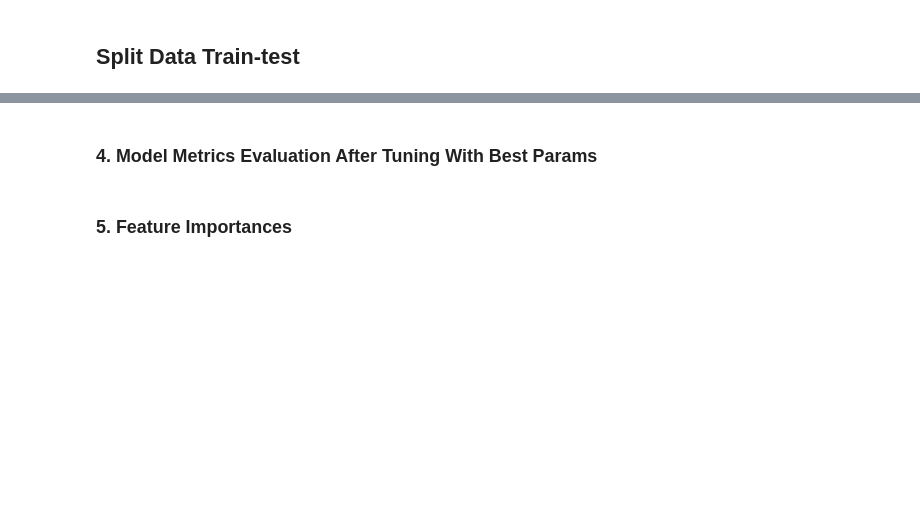
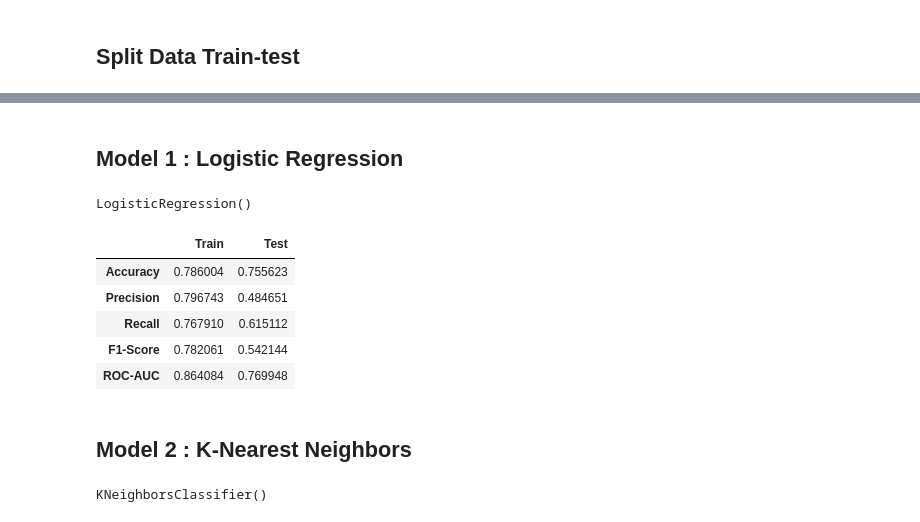
Before and after one commit to Refdinal/insight-hustler, a Jupyter notebook: stages/stage_3/Stage3_Modelling.ipynb, the cells around one changed output, grey strips where cells are left out. Drawn from its saved outputs; the diff is of its cells as text; code cells hidden in the pictures; blank space fills up the shorter version.

```diff
--- a/stages/stage_3/Stage3_Modelling.ipynb
+++ b/stages/stage_3/Stage3_Modelling.ipynb
@@ -30,2 +41,3 @@ X_train, X_test, y_train, y_test = train_test_split(X, y, test_size=0.2, random_
 # %%
-X_train.shape
+smote = SMOTE(random_state=42)
+X_train_resampled, y_train_resampled = smote.fit_resample(X_train, y_train)
@@ -36 +46,5 @@ X_train.shape
+# %%
+scaler = StandardScaler()
+X_train_scaled = scaler.fit_transform(X_train_resampled)  # Fit dan transform data latih
+X_test_scaled = scaler.transform(X_test)  # Hanya transform data uji
 # %% [markdown]
@@ -42,4 +51,0 @@ X_train.shape
-# %% [markdown]
-### 4. Model Metrics Evaluation After Tuning With Best Params
-# %% [markdown]
-### 5. Feature Importances
@@ -45,0 +101,26 @@ X_train.shape
+# %% [markdown]
+## Model 1 : Logistic Regression
+# %%
+from sklearn.linear_model import LogisticRegression
+logreg = LogisticRegression()
+logreg.fit(X_train_scaled, y_train_resampled)
+# %% [output]
+LogisticRegression()
+# %%
+logreg_result = evaluate_metrics(logreg, X_train_scaled, y_train_resampled, X_test_scaled, y_test)
+logreg_result
+# %% [output]
+|  | Train | Test |
+| Accuracy | 0.786004 | 0.755623 |
+| Precision | 0.796743 | 0.484651 |
+| Recall | 0.767910 | 0.615112 |
+| F1-Score | 0.782061 | 0.542144 |
+| ROC-AUC | 0.864084 | 0.769948 |
+# %% [markdown]
+## Model 2 : K-Nearest Neighbors
+# %%
+from sklearn.neighbors import KNeighborsClassifier
+knn = KNeighborsClassifier(n_neighbors=5)
+knn.fit(X_train_scaled, y_train_resampled)
+# %% [output]
+KNeighborsClassifier()
```
Also changed, not shown: parts of 24 cells of this notebook.
